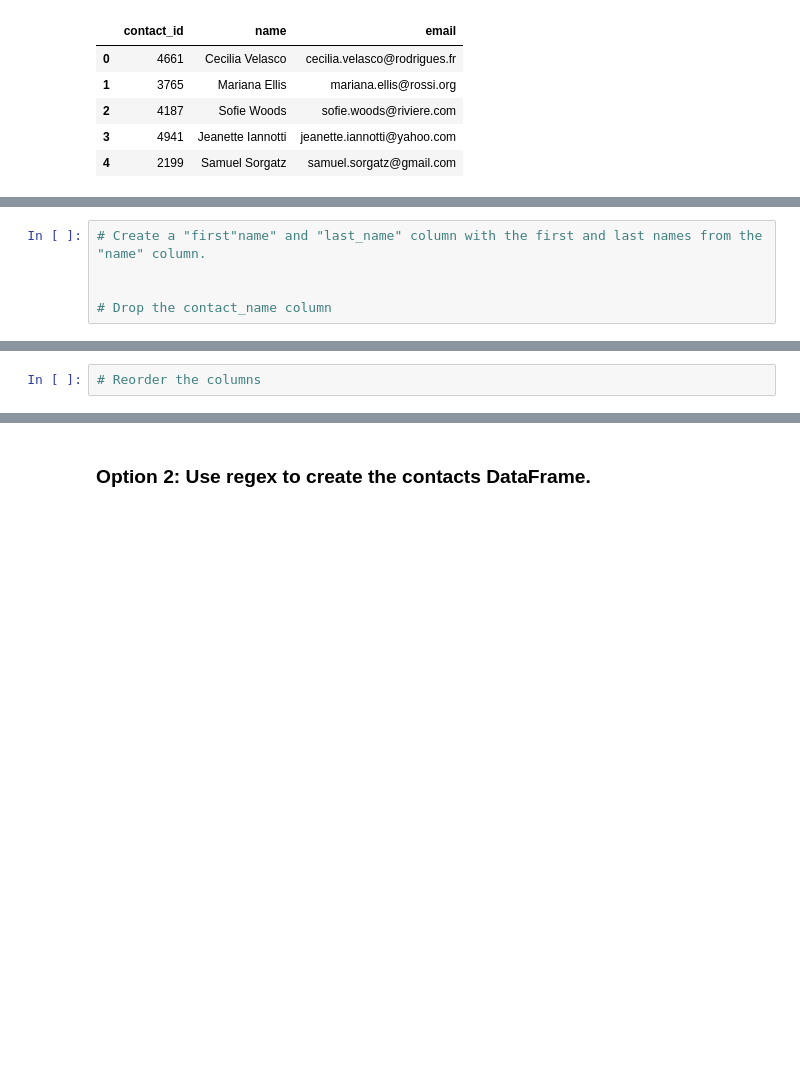
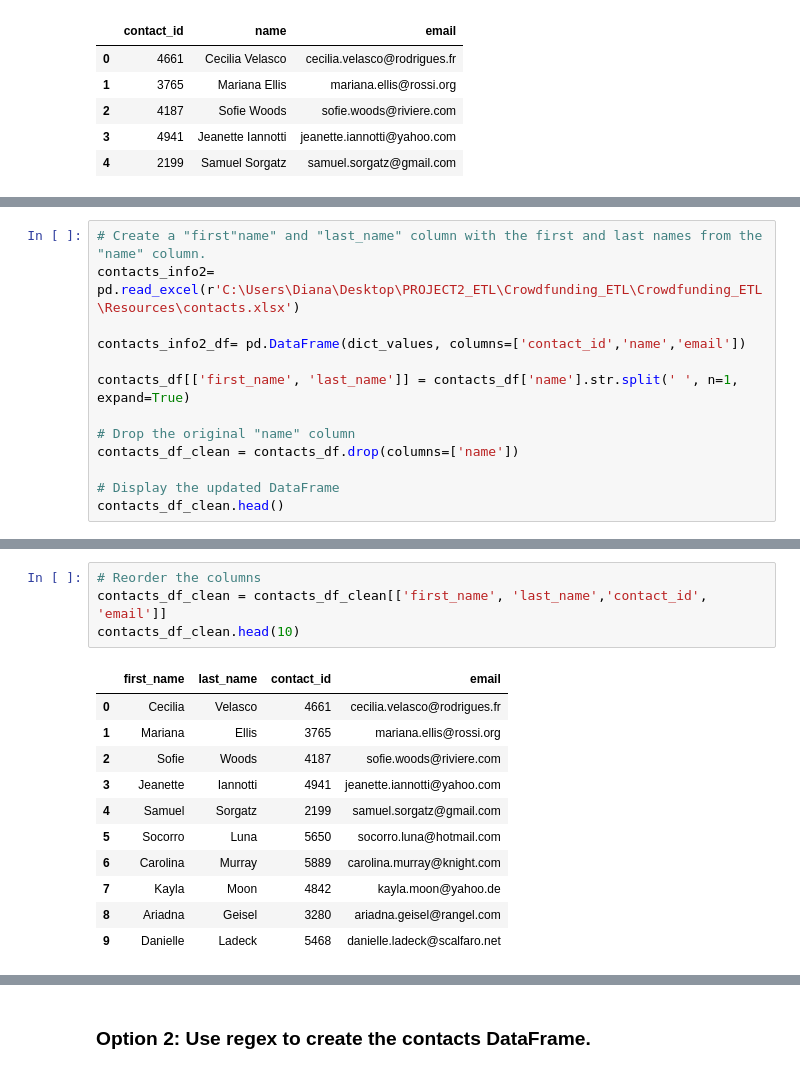
Before and after one commit to d-p1/Crowdfunding_ETL, a Jupyter notebook: Crowdfunding_ETL/ETL_Mini_Project_AFoc_SBarakoti_MTerrazas_DRodriguez_CDeanda_MFancois.ipynb, the cells around one changed output, grey strips where cells are left out. Saved outputs shown, nothing was run; the diff lists cells and outputs as text; blank space fills up the shorter version.

Commit message:
Contacts Dataframe Complete!

```diff
--- a/Crowdfunding_ETL/ETL_Mini_Project_AFoc_SBarakoti_MTerrazas_DRodriguez_CDeanda_MFancois.ipynb
+++ b/Crowdfunding_ETL/ETL_Mini_Project_AFoc_SBarakoti_MTerrazas_DRodriguez_CDeanda_MFancois.ipynb
@@ -338,5 +352,13 @@ contacts_df.head()
 # %%
 # Create a "first"name" and "last_name" column with the first and last names from the "name" column.
+contacts_info2=  pd.read_excel(r'C:\Users\Diana\Desktop\PROJECT2_ETL\Crowdfunding_ETL\Crowdfunding_ETL\Resources\contacts.xlsx')
 
+contacts_info2_df= pd.DataFrame(dict_values, columns=['contact_id','name','email'])
 
-# Drop the contact_name column
+contacts_df[['first_name', 'last_name']] = contacts_df['name'].str.split(' ', n=1, expand=True)
+
+# Drop the original "name" column
+contacts_df_clean = contacts_df.drop(columns=['name'])
+
+# Display the updated DataFrame
+contacts_df_clean.head()
@@ -343,4 +372,18 @@ contacts_df.head()
 # %%
 # Reorder the columns
+contacts_df_clean = contacts_df_clean[['first_name', 'last_name','contact_id', 'email']]
+contacts_df_clean.head(10)
+# %% [output]
+|  | first_name | last_name | contact_id | email |
+| 0 | Cecilia | Velasco | 4661 | cecilia.velasco@rodrigues.fr |
+| 1 | Mariana | Ellis | 3765 | mariana.ellis@rossi.org |
+| 2 | Sofie | Woods | 4187 | sofie.woods@riviere.com |
+| 3 | Jeanette | Iannotti | 4941 | jeanette.iannotti@yahoo.com |
+| 4 | Samuel | Sorgatz | 2199 | samuel.sorgatz@gmail.com |
+| 5 | Socorro | Luna | 5650 | socorro.luna@hotmail.com |
+| 6 | Carolina | Murray | 5889 | carolina.murray@knight.com |
+| 7 | Kayla | Moon | 4842 | kayla.moon@yahoo.de |
+| 8 | Ariadna | Geisel | 3280 | ariadna.geisel@rangel.com |
+| 9 | Danielle | Ladeck | 5468 | danielle.ladeck@scalfaro.net |
 # %%
 # Check the datatypes one more time before exporting as CSV file.
```
Also changed, not shown: parts of 4 cells of this notebook, 1 other file.
